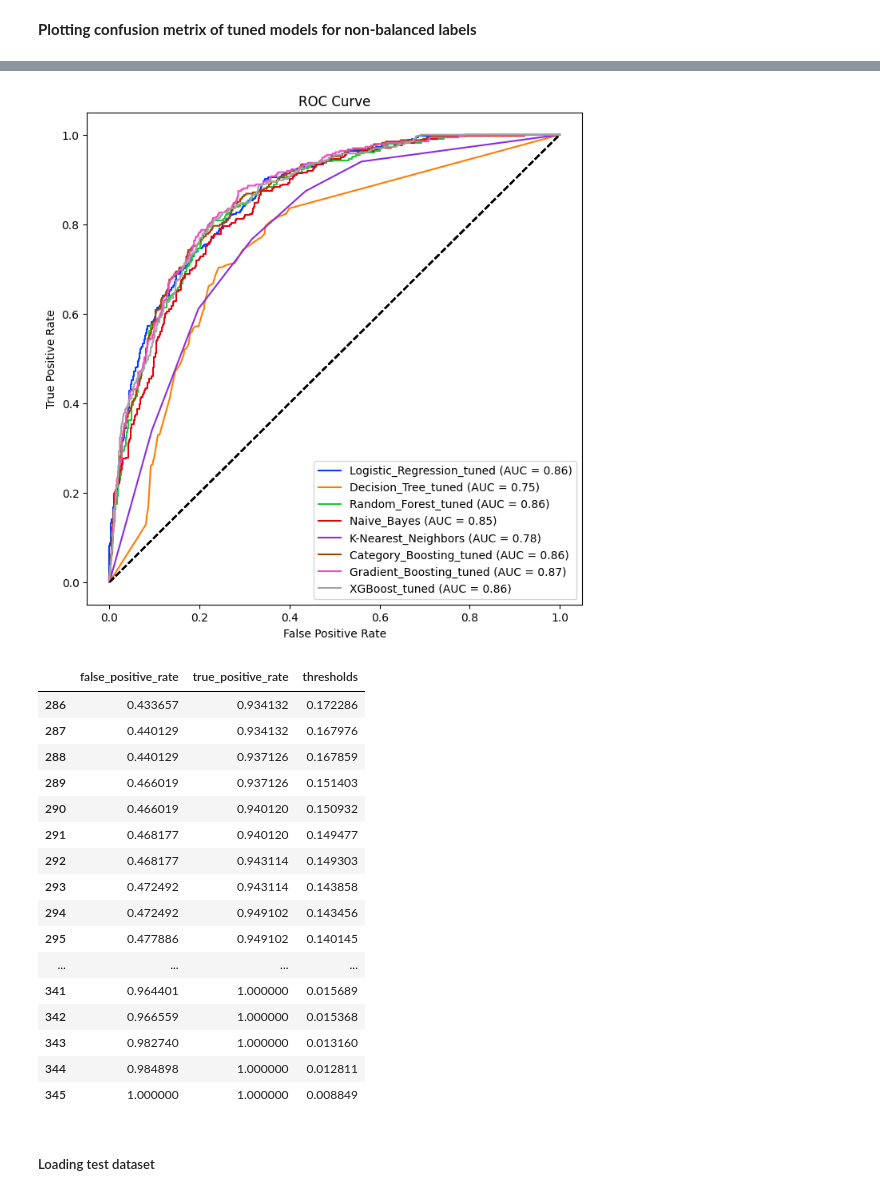
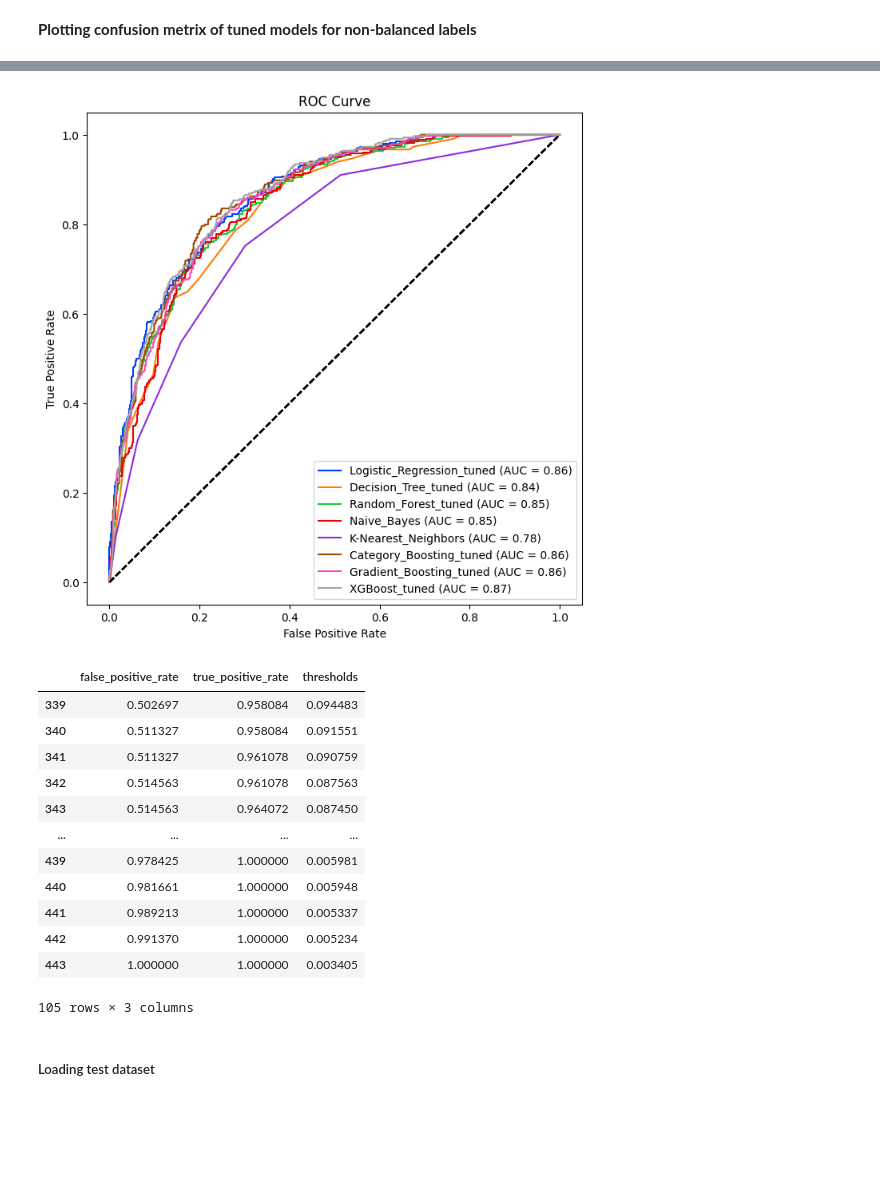
Before and after one commit to damzking/telco_churn-, a Jupyter notebook: LP2_telco_churn.ipynb, the cells around one changed output, grey strips where cells are left out. Saved outputs shown, nothing was run; the diff lists cells and outputs as text; code cells hidden in the pictures; blank space fills up the shorter version.

Commit message:
auc curves

```diff
--- a/LP2_telco_churn.ipynb
+++ b/LP2_telco_churn.ipynb
@@ -1685,9 +1678,9 @@ for model_name, classifier in tuned_models_b.items():
 
     y_pred=final_pipeline.predict(X_eval)
 
-    conf_matrix = confusion_matrix(y_eval_encode, y_pred)
+    conf_matrix_b = confusion_matrix(y_eval_encode, y_pred)
 
-    all_confusion_matrices_b[model_name]=conf_matrix
+    all_confusion_matrices_b[model_name]=conf_matrix_b
 
     metrics= classification_report(y_eval_encode, y_pred, output_dict=True)
 
@@ -1713,9 +1706,9 @@ metric_table.sort_values(by='f1-score', ascending=False)
 # %% [markdown]
 **Plotting confusion metrix of tuned models for balanced labels**
 # %%
-for i, (model_name, confusion_matrix) in enumerate(all_confusion_matrices_b.items()):
+for i, (model_name, confusion_matb) in enumerate(all_confusion_matrices_b.items()):
     plt.subplot(3, 3, i + 1)
-    sns.heatmap(confusion_matrix, annot=True, fmt='d', cmap='YlGnBu')
+    sns.heatmap(confusion_matb, annot=True, fmt='d', cmap='YlGnBu')
     plt.title(model_name)
     plt.xlabel('Predicted')
     plt.ylabel('Actual')
@@ -1865,11 +1858,10 @@ tuned_models['XGBoost_tuned']= XGBClassifier(
 # %% [markdown]
 #### Training tuned Models on non-balanced labels
 # %%
-# Creating Pipeline
-
-all_pipelines = {}
+all_pipelines_tuned = {}
 all_confusion_matrices = {}
 metric_table=pd.DataFrame(columns=['model_name', 'accuracy', 'precision', 'recall', 'f1-score'])
+
 
 for model_name, classifier in tuned_models.items():
     final_pipeline = Pipeline(steps=[
@@ -1879,21 +1871,20 @@ for model_name, classifier in tuned_models.items():
     ])
 
     final_pipeline.fit(X_train, y_train_encode)
-    all_pipelines[model_name] = final_pipeline
+    all_pipelines_tuned[model_name] = final_pipeline
 
-    y_pred=final_pipeline.predict(X_eval)
+    y_predr = final_pipeline.predict(X_eval)
 
-    conf_matrix = confusion_matrix(y_eval_encode, y_pred)
+    conf_matrix = confusion_matrix(y_eval_encode, y_predr)
 
-    all_confusion_matrices[model_name]=conf_matrix
+    all_confusion_matrices[model_name] = conf_matrix
 
+    metrics = classification_report(y_eval_encode, y_predr, output_dict=True)
 
-    metrics= classification_report(y_eval_encode, y_pred, output_dict=True)
-
-    accuracy=metrics['accuracy']
-    precision=metrics['weighted avg']['precision']
-    recall=metrics['weighted avg']['recall']
-    f1_score=metrics['weighted avg']['f1-score']
+    accuracy= metrics['accuracy']
+    precision= metrics['weighted avg']['precision']
+    recall= metrics['weighted avg']['recall']
+    f1_score= metrics['weighted avg']['f1-score']
 
     metric_table.loc[len(metric_table)]=[model_name, accuracy, precision, recall, f1_score]
 
@@ -1903,9 +1903,9 @@ TypeError: 'numpy.ndarray' object is not callable
 # %% [markdown]
 **Plotting confusion metrix of tuned models for non-balanced labels**
 # %%
-for i, (model_name, confusion_matrix) in enumerate(all_confusion_matrices.items()):
+for i, (model_name, confusion_matr) in enumerate(all_confusion_matrices.items()):
     plt.subplot(3, 3, i + 1)
-    sns.heatmap(confusion_matrix, annot=True, fmt='d', cmap='YlGnBu')
+    sns.heatmap(confusion_matr, annot=True, fmt='d', cmap='YlGnBu')
     plt.title(model_name)
     plt.xlabel('Predicted')
     plt.ylabel('Actual')
@@ -1927,57 +1927,53 @@ all_confusion_matrix = {}
 all_roc_data = {}
 
 # Iterate over the dictionary items directly
-for model_name, pipeline in all_pipelines.items():
+for model_name, pipeline in all_pipelines_tuned.items():
 
     # Check if the classifier is LinearSVC
     if isinstance(pipeline.named_steps['classifier'], LinearSVC):
         # Fit the pipeline first
         pipeline.fit(X_train, y_train_encode)
         # Wrap LinearSVC with CalibratedClassifierCV
         calibrated_pipeline = CalibratedClassifierCV(pipeline.named_steps['classifier'], method='sigmoid', cv='prefit')
         # Fit the CalibratedClassifierCV instance with training data
         calibrated_pipeline.fit(pipeline.named_steps['preprocessor'].transform(X_train), y_train_encode)
         y_score = calibrated_pipeline.predict_proba(pipeline.named_steps['preprocessor'].transform(X_eval))[:, 1]
     else:
         # For classifiers that have predict_proba directly
         y_score = pipeline.predict_proba(X_eval)[:, 1]
 
         fpr, tpr, thresholds = roc_curve(y_eval_encode, y_score)
         roc_auc = auc(fpr, tpr)
 
 
         roc_data_df = pd.DataFrame({'false_positive_rate': fpr, 'true_positive_rate': tpr, 'thresholds': thresholds})
 
         # Store the ROC data in the dictionary
         all_roc_data[model_name] = roc_data_df
         ax.plot(fpr, tpr, label=f'{model_name} (AUC = {roc_auc:.2f})')
 
         ax.plot([0, 1], [0, 1], 'k--')
         ax.set_ylabel('True Positive Rate')
         ax.set_xlabel('False Positive Rate')
         ax.set_title('ROC Curve')
         ax.legend(loc="lower right")
 plt.show()
 # %% [output]
-[figure, old version]
+[figure, new version]
 # %%
-all_roc_data['Gradient_Boosting_tuned'].tail(60)
+all_roc_data['XGBoost_tuned'].tail(105)
 # %% [output]
 |  | false_positive_rate | true_positive_rate | thresholds |
-| 286 | 0.433657 | 0.934132 | 0.172286 |
-| 287 | 0.440129 | 0.934132 | 0.167976 |
-| 288 | 0.440129 | 0.937126 | 0.167859 |
-| 289 | 0.466019 | 0.937126 | 0.151403 |
-| 290 | 0.466019 | 0.940120 | 0.150932 |
-| 291 | 0.468177 | 0.940120 | 0.149477 |
-| 292 | 0.468177 | 0.943114 | 0.149303 |
-| 293 | 0.472492 | 0.943114 | 0.143858 |
-| 294 | 0.472492 | 0.949102 | 0.143456 |
-| 295 | 0.477886 | 0.949102 | 0.140145 |
+| 339 | 0.502697 | 0.958084 | 0.094483 |
+| 340 | 0.511327 | 0.958084 | 0.091551 |
+| 341 | 0.511327 | 0.961078 | 0.090759 |
+| 342 | 0.514563 | 0.961078 | 0.087563 |
+| 343 | 0.514563 | 0.964072 | 0.087450 |
 | ... | ... | ... | ... |
-| 341 | 0.964401 | 1.000000 | 0.015689 |
-| 342 | 0.966559 | 1.000000 | 0.015368 |
-| 343 | 0.982740 | 1.000000 | 0.013160 |
-| 344 | 0.984898 | 1.000000 | 0.012811 |
-| 345 | 1.000000 | 1.000000 | 0.008849 |
+| 439 | 0.978425 | 1.000000 | 0.005981 |
+| 440 | 0.981661 | 1.000000 | 0.005948 |
+| 441 | 0.989213 | 1.000000 | 0.005337 |
+| 442 | 0.991370 | 1.000000 | 0.005234 |
+| 443 | 1.000000 | 1.000000 | 0.003405 |
+105 rows × 3 columns
 # %%
```
Also changed, not shown: parts of 9 cells of this notebook, 3 other files.
